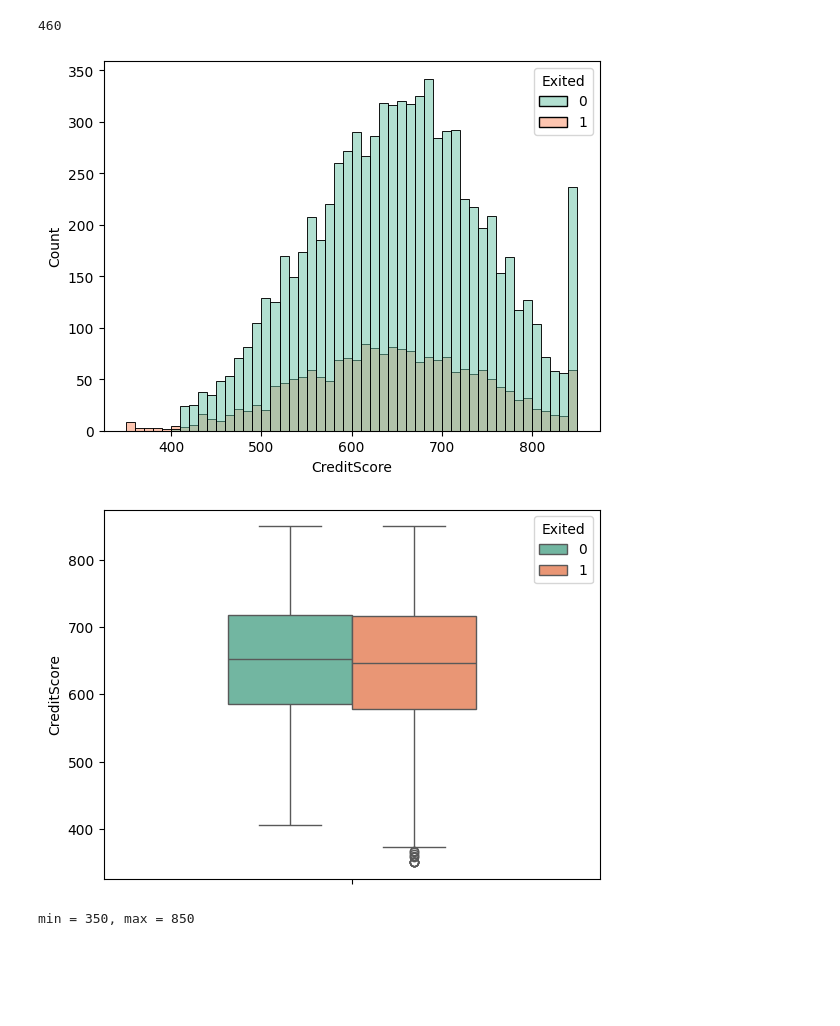
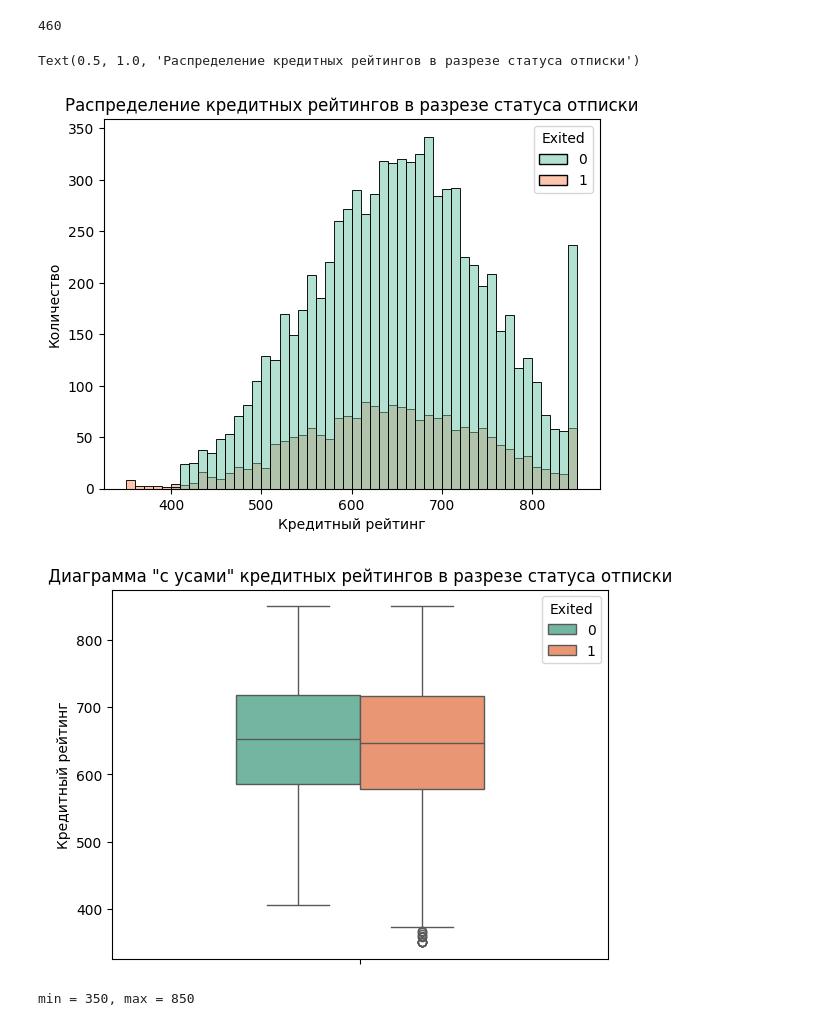
Before and after one commit to iamchris0/ABD_project_25, a Jupyter notebook: EDA/eda_petrova.ipynb, the cells around one changed output. Cells and saved outputs as stored; diff of their text form; code cells hidden in the pictures; blank space fills up the shorter version.

```diff
--- a/EDA/eda_petrova.ipynb
+++ b/EDA/eda_petrova.ipynb
@@ -10,3 +8,6 @@ df = pd.read_csv('Churn_Modelling.csv')
+# %%
+path = '/Users/m.a.n.nikityukgmail.com/Desktop/Projects/ABD_project_25/ABD_project_25/Churn_Modelling.csv'
+df = pd.read_csv(path)
 # %% [markdown]
 **Таблица:** данные содержат сведения о клиентах банка, целевая переменная представляет собой бинарную переменную, отражающую тот факт, покинул ли клиент банк (закрыл свой счет) или продолжает оставаться клиентом.
 # %% [markdown]
@@ -151,13 +242,21 @@ df.CreditScore.nunique()
 # %% [output]
 460
 # %%
-sns.histplot(df, x='CreditScore', bins=50, hue='Exited');
+ax = sns.histplot(df, x='CreditScore', bins=50, hue='Exited')
+ax.set_xlabel('Кредитный рейтинг')
+ax.set_ylabel('Количество')
+ax.set_title('Распределение кредитных рейтингов в разрезе статуса отписки')
 # %% [output]
+Text(0.5, 1.0, 'Распределение кредитных рейтингов в разрезе статуса отписки')
-[figure, old version]
+[figure, new version]
 # %%
-sns.boxplot(df, y='CreditScore', hue='Exited', width=0.5);
+sns.boxplot(df, y='CreditScore', hue='Exited', width=0.5)
+plt.ylabel('Кредитный рейтинг')
+plt.title('Диаграмма "с усами" кредитных рейтингов в разрезе статуса отписки')
+
+plt.show()
 # %% [output]
-[figure, old version]
+[figure, new version]
 # %%
 print(f"min = {df.CreditScore.min()}, max = {df.CreditScore.max()}")
 # %% [output]
```
Also changed, not shown: parts of 43 cells of this notebook.
